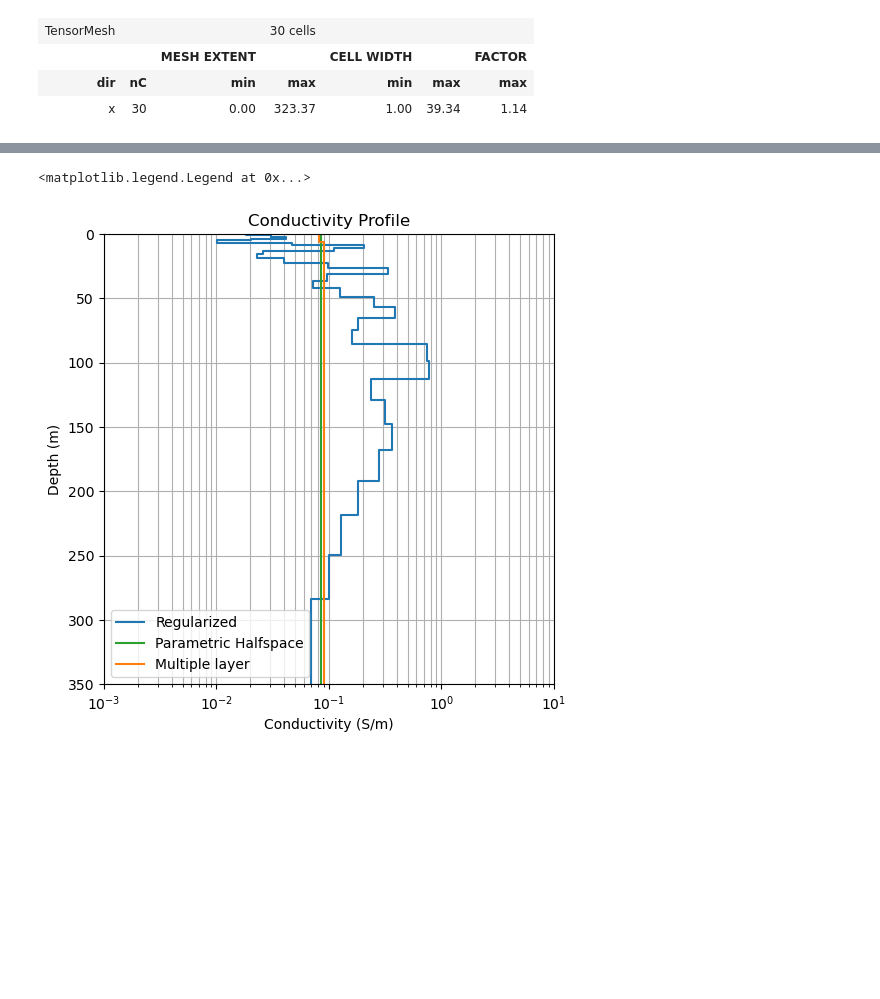
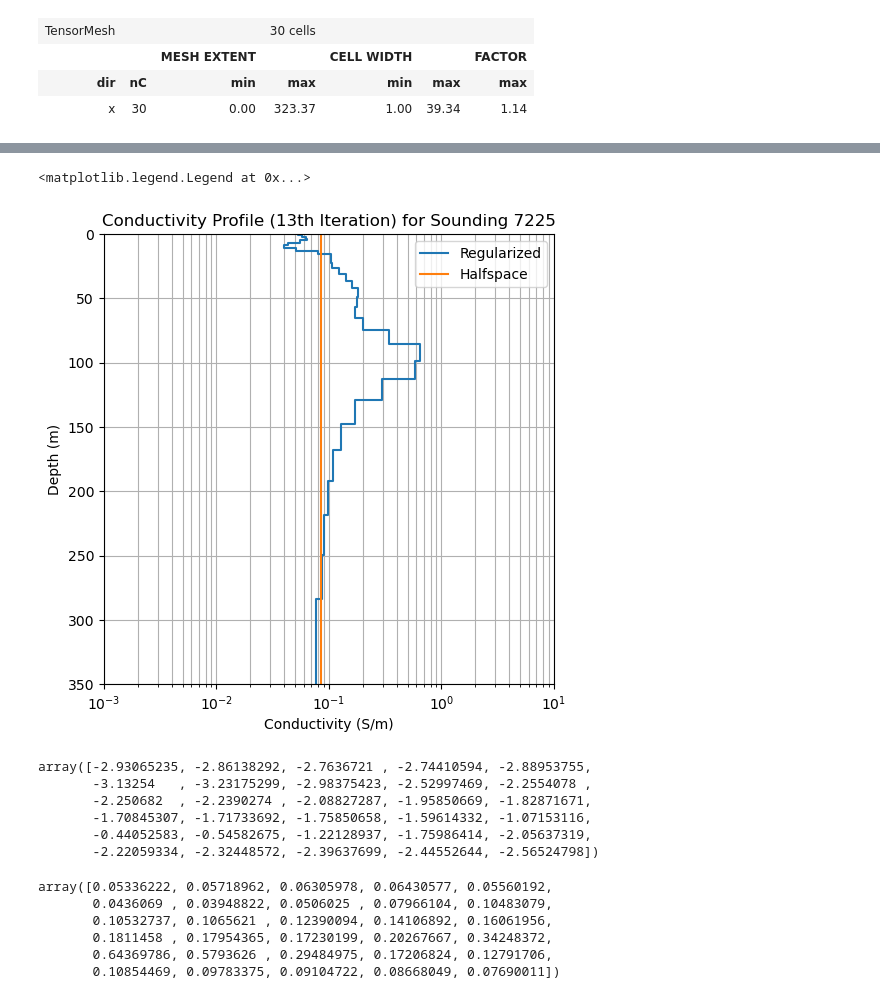
Before and after one commit to oscarshek/EOSC-556-Project, a Jupyter notebook: Notebook/AusAEM_WA-5percenterror.ipynb, the cells around one changed output, grey strips where cells are left out. Drawn from its saved outputs; the diff is of its cells as text; code cells hidden in the pictures; blank space fills up the shorter version.

```diff
--- a/Notebook/AusAEM_WA-5percenterror.ipynb
+++ b/Notebook/AusAEM_WA-5percenterror.ipynb
@@ -580,16 +564,34 @@ Name: Easting, dtype: float64
 # %%
-m_final = save_dict.outDict[18]['m']
+m_final = save_dict.outDict[13]['m']
 d_final = sim_reg.make_synthetic_data(m_final)
 ax = plot_1d_layer_model(sim_reg.thicknesses, exp_map * m_final, label='Regularized')
-ax.axvline(sim_inv1.sigma, color='C2', label='Parametric Halfspace')
-plot_1d_layer_model(sim_inv2.thicknesses, sim_inv2.sigma, ax=ax, label='Multiple layer')
+ax.axvline(sim_inv1.sigma, color='C1', label='Halfspace')
+#plot_1d_layer_model(sim_inv2.thicknesses, sim_inv2.sigma, ax=ax, label='Multiple layer')
 ax.set_xlabel("Conductivity (S/m)")
-ax.set_title("Conductivity Profile")
+ax.set_title("Conductivity Profile (13th Iteration) for Sounding 7225")
 ax.set_ylim([350, 0])
 ax.set_xlim([1E-3, 1E1])
 ax.grid(which="both")
 ax.legend()
 # %% [output]
 <matplotlib.legend.Legend at 0x...>
-[figure, old version]
+[figure, new version]
+# %%
+m_final
+# %% [output]
+array([-2.93065235, -2.86138292, -2.7636721 , -2.74410594, -2.88953755,
+       -3.13254   , -3.23175299, -2.98375423, -2.52997469, -2.2554078 ,
+       -2.250682  , -2.2390274 , -2.08827287, -1.95850669, -1.82871671,
+       -1.70845307, -1.71733692, -1.75850658, -1.59614332, -1.07153116,
+       -0.44052583, -0.54582675, -1.22128937, -1.75986414, -2.05637319,
+       -2.22059334, -2.32448572, -2.39637699, -2.44552644, -2.56524798])
+# %%
+exp_map * m_final
+# %% [output]
+array([0.05336222, 0.05718962, 0.06305978, 0.06430577, 0.05560192,
+       0.0436069 , 0.03948822, 0.0506025 , 0.07966104, 0.10483079,
+       0.10532737, 0.1065621 , 0.12390094, 0.14106892, 0.16061956,
+       0.1811458 , 0.17954365, 0.17230199, 0.20267667, 0.34248372,
+       0.64369786, 0.5793626 , 0.29484975, 0.17206824, 0.12791706,
+       0.10854469, 0.09783375, 0.09104722, 0.08668049, 0.07690011])
 # %%
```
Also changed, not shown: parts of 17 cells of this notebook, 1 other file.
